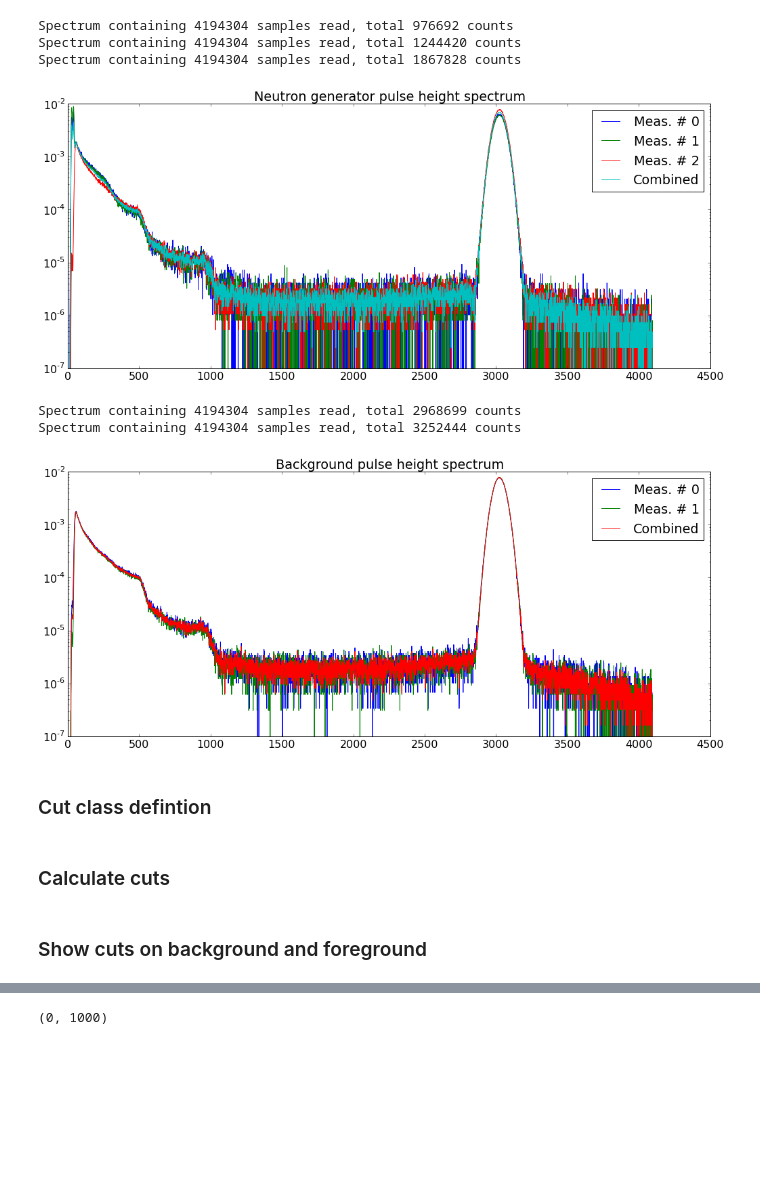
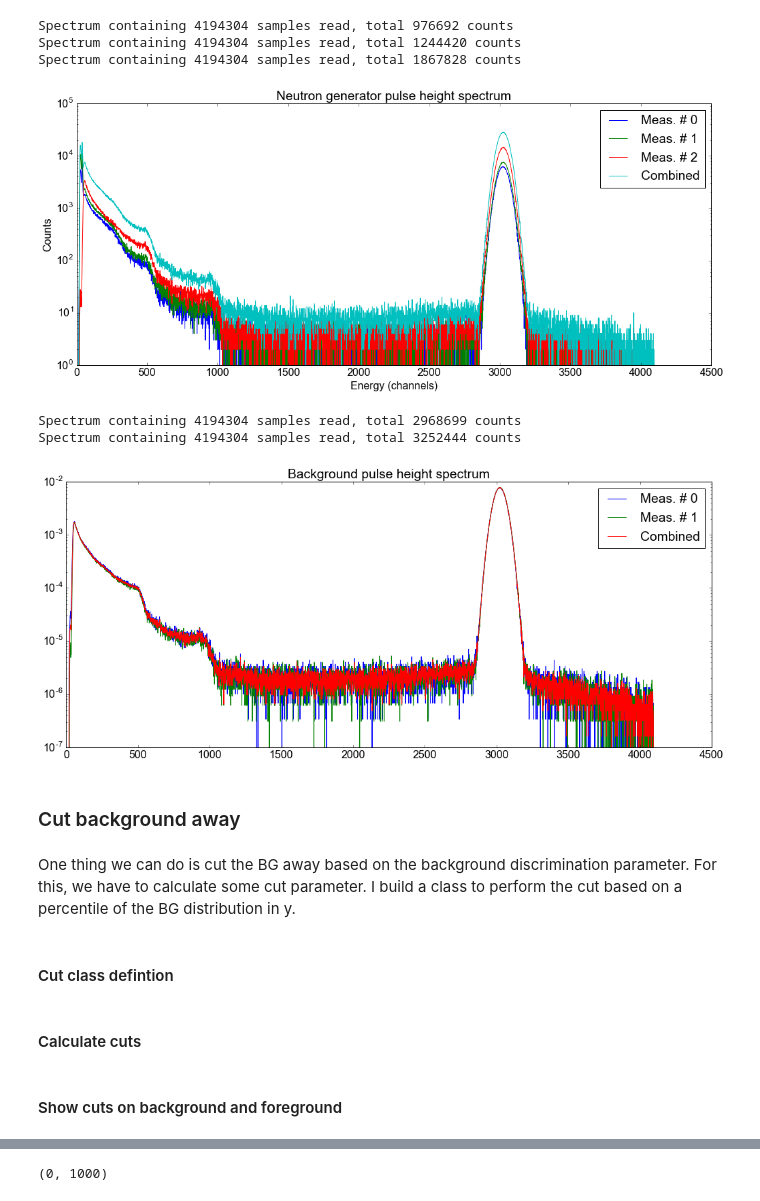
Before and after one commit to XENON1T/PTB, a Jupyter notebook: 03_2d_spectra.ipynb, the cells around one changed output, grey strips where cells are left out. Drawn from its saved outputs; the diff is of its cells as text; code cells hidden in the pictures; blank space fills up the shorter version.

Commit message:
Working on 03. Added comments and made a new section where we try to subtract BG instead of cutting it away.

```diff
--- a/03_2d_spectra.ipynb
+++ b/03_2d_spectra.ipynb
@@ -30,13 +54,14 @@ ng_filenames_0 = [
 # %% [markdown]
 ### Gamma calibration
 # %%
+# Here we import the spectra one by one and plot them
 my_colors = ['blue', 'green', 'red']
 for filename, label, color in zip(cal_filenames_0, cal_labels_0, my_colors):
     line_n = find_line_start(filename, '[DATA')
     spec = get_spectrum(filename, line_n)
     plt.plot(spec,linestyle='steps', label=label, color=color)
-    fwhm_pos = get_fwhm_pos(spec)
-    plt.axvline(get_fwhm_pos(spec), color=color)
+#     fwhm_pos = get_fwhm_pos(spec)
+#     plt.axvline(get_fwhm_pos(spec), color=color)
 plt.yscale('log')
 plt.title("Calibration sources")
 plt.xlabel('Channel')
@@ -99,0 +142,23 @@ plt.ylim(0,800)
+# %%
+# Now plot the spectra again, but include with correct x scale and the Compton edge energy
+my_colors = ['blue', 'green', 'red']
+for filename, label, color in zip(cal_filenames_0, cal_labels_0, my_colors):
+    line_n = find_line_start(filename, '[DATA')
+    spec = get_spectrum(filename, line_n)
+    plt.plot(e_scale,spec,linestyle='steps', label=label, color=color)
+
+for i, e in enumerate(np.sort(energy_list)):
+    if i==0 or i==4:
+        c = 'green'
+    if i==1 or i==3 or i==5:
+        c = 'blue'
+    if i==2:
+        c='red'
+    plt.axvline(e, c=c)
+plt.yscale('log')
+plt.title("Calibration sources")
+plt.xlabel('Energy (keV)')
+plt.ylabel('Counts')
+plt.xlim(0,2000)
+plt.legend()
+plt.show()
@@ -114,25 +184,30 @@ Spectrum containing 4194304 samples read, total 1244420 counts
 Spectrum containing 4194304 samples read, total 1867828 counts
 # %%
 # Check that spectra coincide
-scale_it = True # Toggle scaling by the total number of counts
+scale_it = False # Toggle scaling by the total number of counts
 plt.figure(figsize=(17,7))
 for i, spec in enumerate(spec2d_list):
     if scale_it:
         norm_fac = 1./np.sum(spec)
     else:
         norm_fac = 1.
     plt.plot(norm_fac*np.sum(spec, axis=0), label='Meas. # %d' % i)
 if scale_it:
     norm_fac = 1./np.sum(spec2d)
 else:
     norm_fac = 1.
 plt.plot(norm_fac*np.sum(spec2d, axis=0), label='Combined')
 plt.yscale('log')
 plt.legend()
 plt.title('Neutron generator pulse height spectrum')
+plt.xlabel('Energy (channels)')
+if scale_it:
+    plt.ylabel('Counts (normalized)')
+else:
+    plt.ylabel('Counts')
 plt.show()
 # %% [output]
-[figure, old version]
+[figure, new version]
 # %%
 # BG data
 spec2d_bg_list = []
@@ -165,9 +240,13 @@ plt.title('Background pulse height spectrum')
 plt.legend()
 plt.show()
 # %% [output]
-[figure, old version]
+[figure, new version]
+# %% [markdown]
+### Cut background away
+# %% [markdown]
+One thing we can do is cut the BG away based on the background discrimination parameter. For this, we have to calculate some cut parameter. I build a class to perform the cut based on a percentile of the BG distribution in y.
 # %% [markdown]
-### Cut class defintion
+#### Cut class defintion
 # %%
 class Cut:
     '''
@@ -218,7 +298,7 @@ class Cut:
     def plot_percentile(self, **kwargs):
         plt.plot(range(len(self.pct_list)), self.pct_list, **kwargs)
 # %% [markdown]
-### Calculate cuts
+#### Calculate cuts
 # %%
 cut_list = []
 for percentile in [99.0, 99.5]:
@@ -226,7 +306,7 @@ for percentile in [99.0, 99.5]:
     cut.get_percentile(spec2d_bg, percentile)
     cut_list.append(cut)
 # %% [markdown]
-### Show cuts on background and foreground
+#### Show cuts on background and foreground
 # %%
 plt.figure(figsize=(14,10))
 im = plt.imshow(spec2d_bg, origin='low', interpolation='none', # interpolation='nearest'
```
Also changed, not shown: parts of 28 cells of this notebook.
